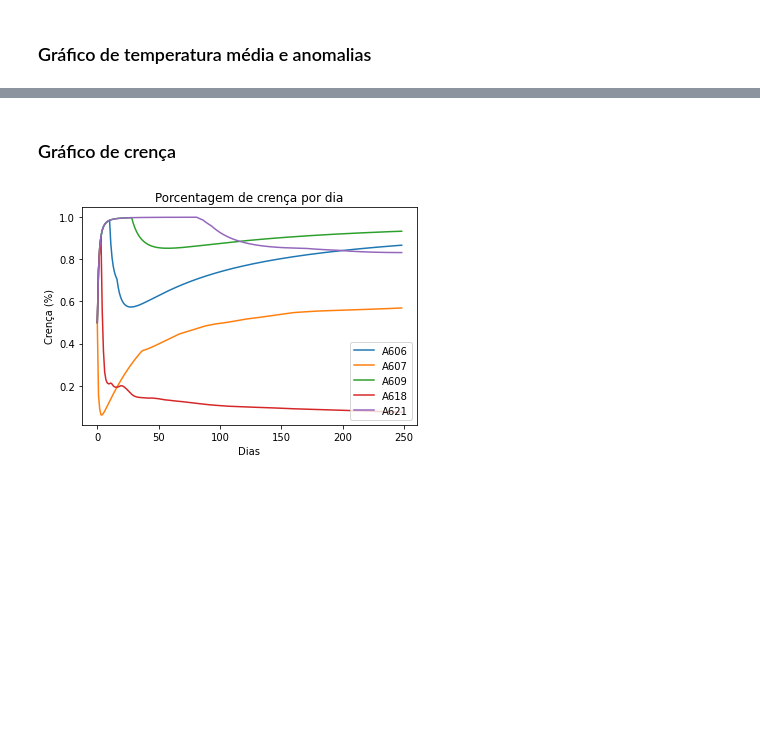
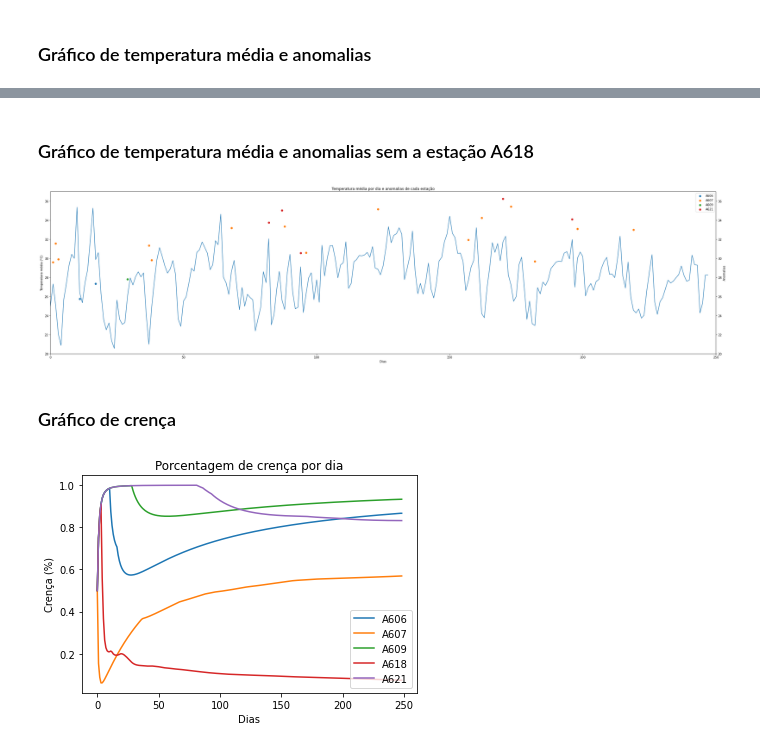
Before and after one commit to asalunai/IoT-trabalho, a Jupyter notebook: graficos.ipynb, the cells around one changed output, grey strips where cells are left out. Cells and saved outputs as stored; diff of their text form; code cells hidden in the pictures; blank space fills up the shorter version.

Commit message:
Gráfico de temperatura média e anomalias sem a estação A618

```diff
--- a/graficos.ipynb
+++ b/graficos.ipynb
@@ -36,3 +36,33 @@ plt.show()
+# %% [markdown]
+### Gráfico de temperatura média e anomalias sem a estação A618
+# %%
+df_anomalias = pd.read_csv("./dados_csv/anomalia.csv", names=labels)
+df_media = pd.read_csv("./dados_csv/media.csv")
+x = tuple(range(0, len(df_anomalias["A606"])))
+
+_, media_plot = plt.subplots(figsize=(40,10))
+anomalias_plot = media_plot.twinx()
+
+for label in  ("A606", "A607", "A609", "A621"):
+    anomalias_plot.scatter(x, df_anomalias[label], label=label)
+
+media_plot.plot(df_media)
+
+media_plot.set_ylim(20, 37)
+media_plot.set_xlim(0, 250)
+
+media_plot.set_xlabel("Dias")
+media_plot.set_ylabel("Temperatura média (°C)")
+media_plot.set_title("Temperatura média por dia e anomalias de cada estação")
+
+anomalias_plot.set_ylabel("Anomalias")
+anomalias_plot.set_ylim(20, 37)
+anomalias_plot.set_xlim(0, 250)
+anomalias_plot.legend()
+
+plt.show()
+# %% [output]
+[figure, added]
 # %% [markdown]
 ### Gráfico de crença
 # %%
```
Also changed, not shown: parts of 1 cell of this notebook.
